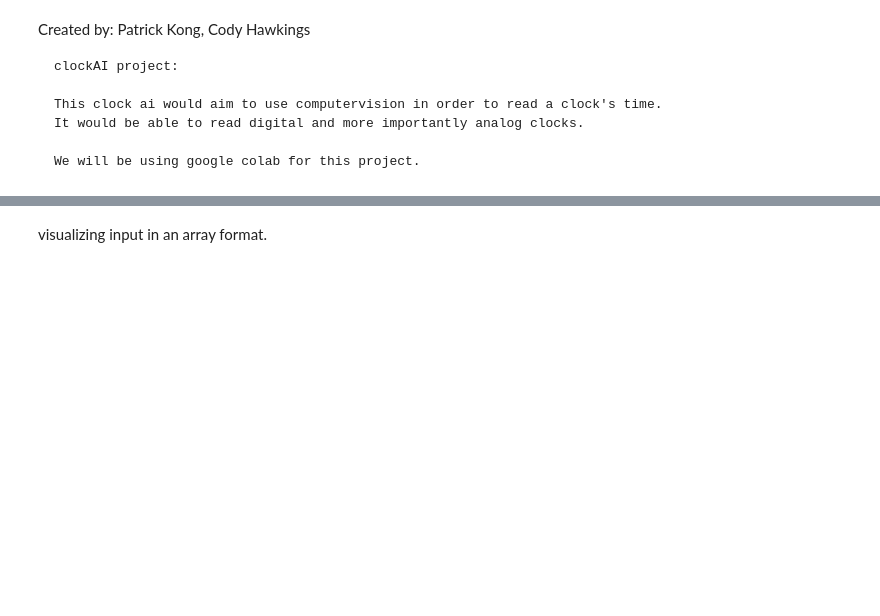
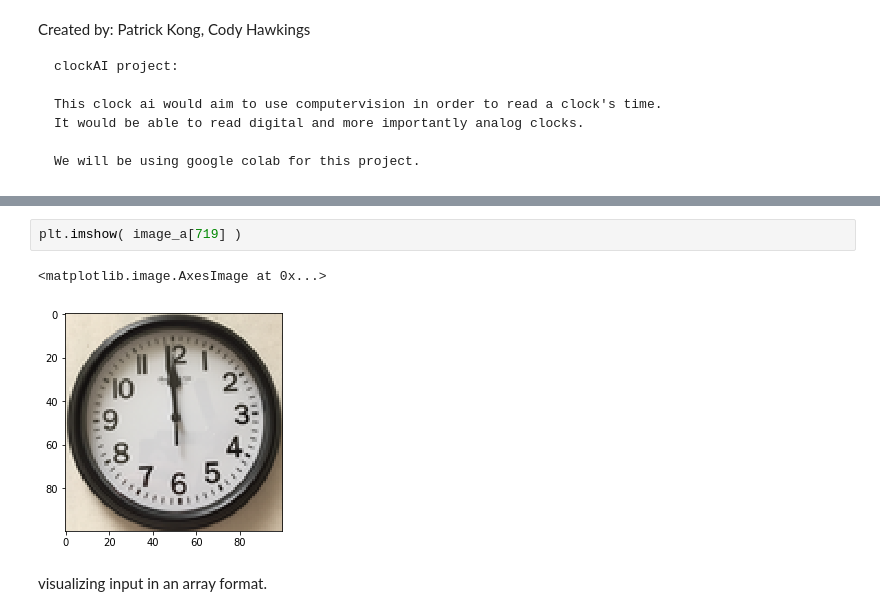
Before and after one commit to pkong0414/Deep-Learning-Projects, a Jupyter notebook: Copy_of_clockAI.ipynb, the cells around one changed output, grey strips where cells are left out. Drawn from its saved outputs; the diff is of its cells as text; blank space fills up the shorter version.

```diff
--- a/Copy_of_clockAI.ipynb
+++ b/Copy_of_clockAI.ipynb
@@ -159,2 +167,7 @@ plt.figure()
+# %%
+plt.imshow( image_a[719] )
+# %% [output]
+<matplotlib.image.AxesImage at 0x...>
+[figure, added]
 # %% [markdown]
 visualizing input in an array format.
```
Also changed, not shown: parts of 30 cells of this notebook.
